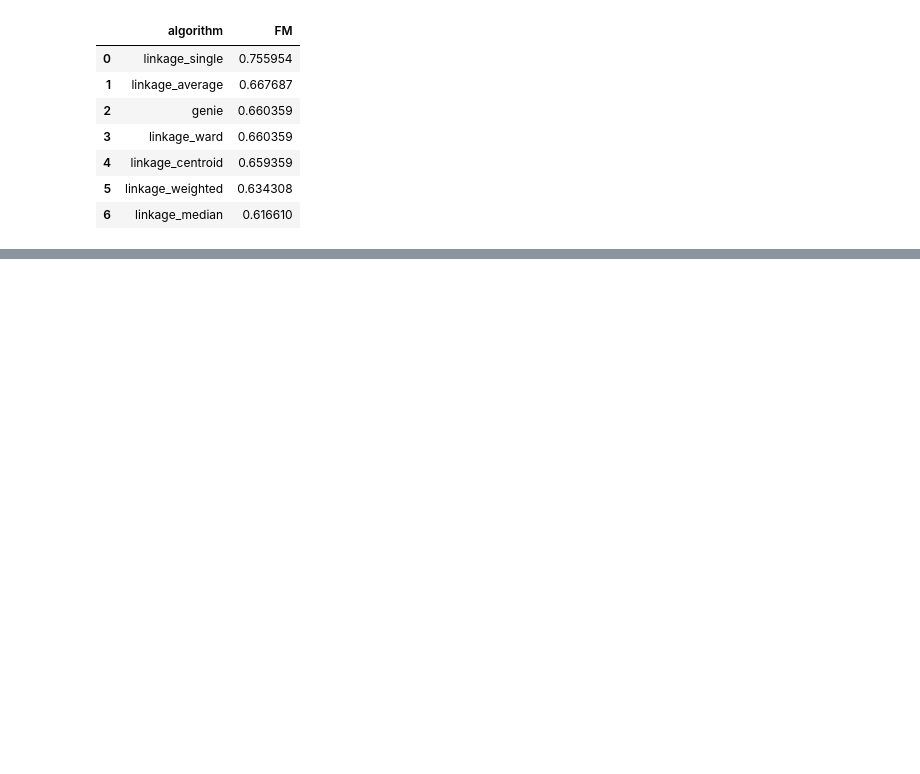
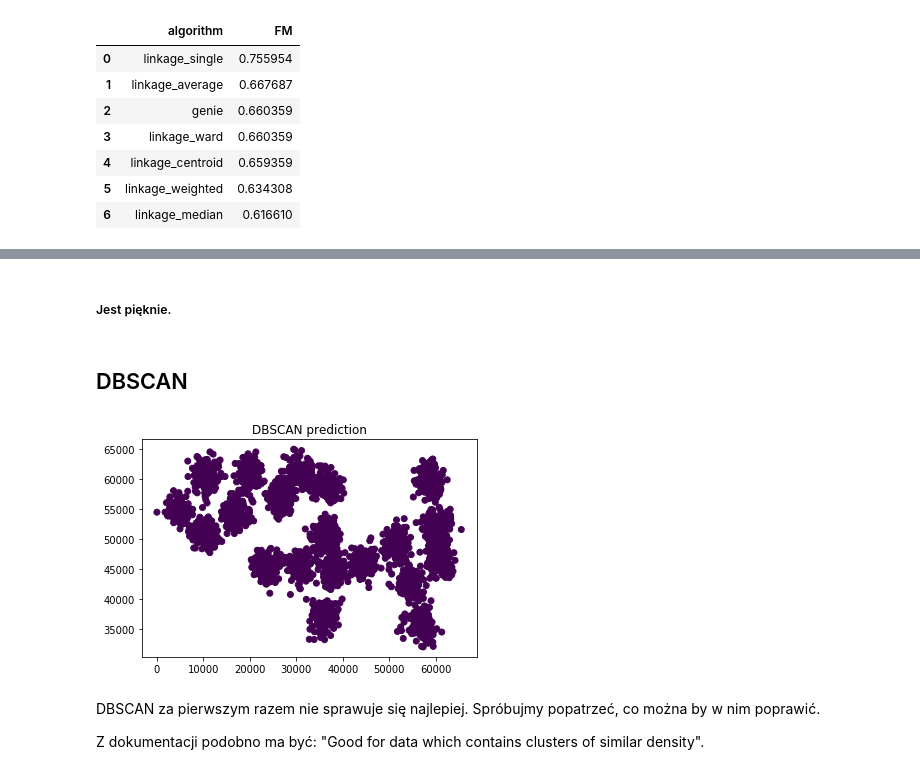
Before and after one commit to Przemyslaw2889/spectral-clustering, a Jupyter notebook: python/raport.ipynb, the cells around one changed output, grey strips where cells are left out. Drawn from its saved outputs; the diff is of its cells as text; code cells hidden in the pictures; blank space fills up the shorter version.

```diff
--- a/python/raport.ipynb
+++ b/python/raport.ipynb
@@ -128,0 +215,14 @@ result.groupby("algorithm")["FM"].mean().reset_index().sort_values("FM", ascendi
+# %% [markdown]
+##### Jest pięknie.
+# %% [markdown]
+## DBSCAN
+# %%
+dbscan = DBSCAN()
+Y_pred = dbscan.fit_predict(X)
+plot_2d_vectors(X, Y_pred, "DBSCAN prediction")
+# %% [output]
+[figure, added]
+# %% [markdown]
+DBSCAN za pierwszym razem nie sprawuje się najlepiej. Spróbujmy popatrzeć, co można by w nim poprawić.
+
+Z dokumentacji podobno ma być: "Good for data which contains clusters of similar density".
```
Also changed, not shown: parts of 22 cells of this notebook, 1 other file.
